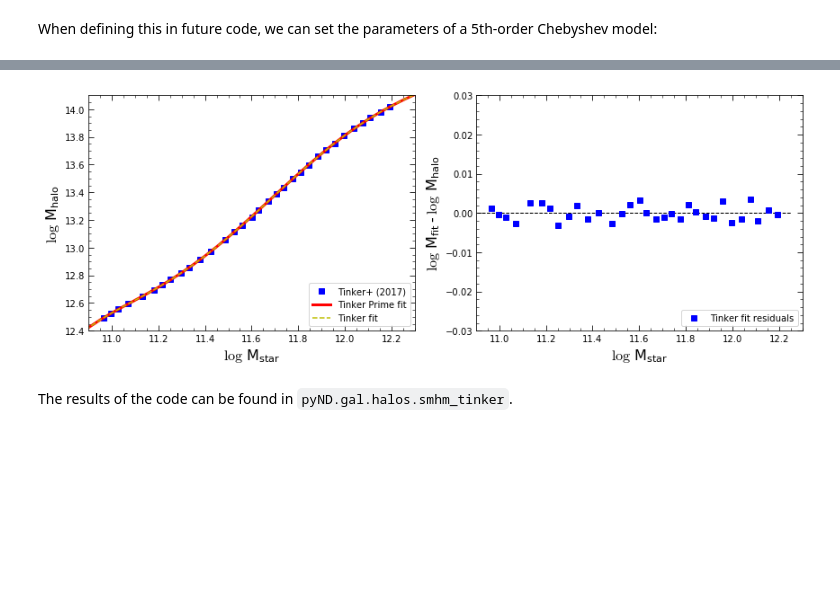
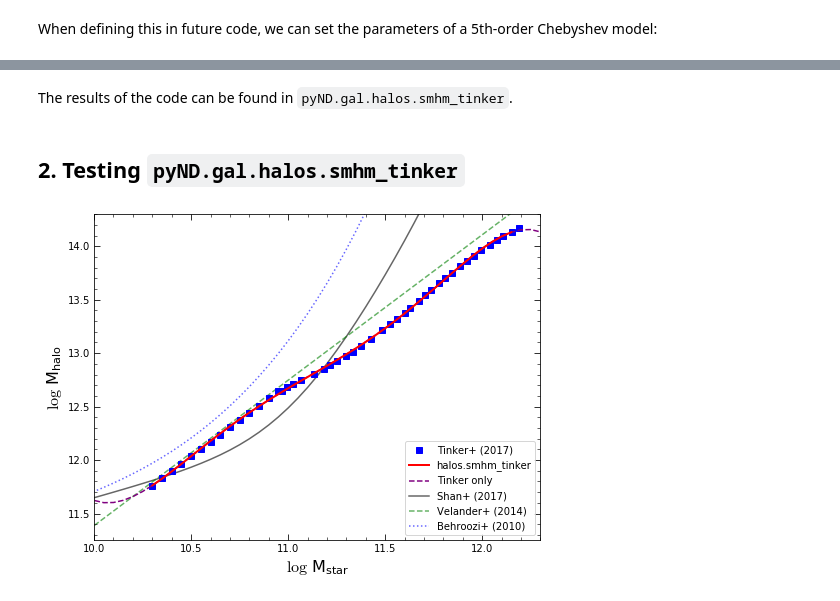
Before and after one commit to jchowk/pyND, a Jupyter notebook: gal/Notebooks/SMHM_Tinker2017_fits.ipynb, the cells around one changed output, grey strips where cells are left out. Cells and saved outputs as stored; diff of their text form; code cells hidden in the pictures; blank space fills up the shorter version.

```diff
--- a/gal/Notebooks/SMHM_Tinker2017_fits.ipynb
+++ b/gal/Notebooks/SMHM_Tinker2017_fits.ipynb
@@ -112,7 +134,7 @@ array([  1.32346104e+01,   7.91871210e-01,   3.15295503e-02,
 # %% [markdown]
 When defining this in future code, we can set the parameters of a 5th-order Chebyshev model:
 # %%
-smhm_fit = models.Chebyshev1D(5, c0=13.23461038377845, c1=0.7918712099427608,
-                              c2=0.0315295503158018, c3=-0.036100816161890176,
-                              c4=-0.01007726117299734, c5=0.004770102585828059,
-                             domain=[10.96636,12.19191])
+smhm_fit = models.Chebyshev1D(5, c0=12.81806600627276, c1=1.2018634412571902,
+                              c2=0.013199452285390979, c3=0.01775015568831073,
+                              c4=-0.029254096888480078, c5=-0.025509308396318747,
+                             domain=[10.3, 12.19191])
@@ -121,23 +141,28 @@ To test the new fits, let's replot the data from above:
-# %%
-plt.figure(figsize=(12,4.5));
-plt.subplot(121);
-plt.plot(mstar,mhalo,'bs',label='Tinker+ (2017)');
-plt.plot(shan_mstar,smhm_fit(shan_mstar),'-',color='red',label='Tinker Prime fit',linewidth=3);
-plt.plot(shan_mstar,cheb_fit(shan_mstar),'--',color='y',label='Tinker fit');
-plt.xlabel(r'$\log \ M_{star}$',fontsize=16);
-plt.ylabel(r'$\log \ M_{halo}$',fontsize=16);
-plt.xlim(10.9,12.3) ; plt.ylim(12.4,14.1);
-plt.legend(loc='lower right');
-
-plt.subplot(122);
-plt.plot(mstar,smhm_fit(mstar)-mhalo,'bs',label='Tinker fit residuals');
-plotzero()
-plt.xlabel(r'$\log \ M_{star}$',fontsize=16);
-plt.ylabel(r'$\log \ M_{fit} - \log \ M_{halo}$',fontsize=16);
-plt.xlim(10.9,12.3) ; plt.ylim(-0.03,0.03);
-plt.legend(loc='lower right');
-plt.tight_layout();
-# %% [output]
-[figure, removed]
 # %% [markdown]
 The results of the code can be found in `pyND.gal.halos.smhm_tinker`.
+# %% [markdown]
+## 2. Testing `pyND.gal.halos.smhm_tinker`
+# %%
+from pyND.gal import halos
+
+reload(halos);
+tinker_mhalo = halos.smhm_tinker(shan_mstar,0.5);
+# %%
+#Behroozi+ (2010)
+from pyND.gal.halos import smhm_behroozi
+b10_mhalo = smhm_behroozi(shan_mstar,0.5)
+# %%
+plt.figure(figsize=(8,6));
+plt.plot(mstar,mhalo-hshift,'bs',label='Tinker+ (2017)');
+plt.plot(shan_mstar,tinker_mhalo,'-r',label='halos.smhm_tinker',linewidth=2,zorder=6);
+plt.plot(shan_mstar,smhm_fit(shan_mstar)-hshift,'--',color='purple',label='Tinker only');
+plt.plot(shan_mstar,shan_mhalo-hshift,'-k',zorder=0,alpha=0.6,label='Shan+ (2017)');
+plt.plot(shan_mstar,velander_mhalo-hshift,'--g',zorder=0,alpha=0.6,label='Velander+ (2014)');
+plt.plot(shan_mstar,b10_mhalo,':b',zorder=0,alpha=0.6,label='Behroozi+ (2010)');
+
+plt.xlabel(r'$\log \ M_{star}$',fontsize=16);
+plt.ylabel(r'$\log \ M_{halo}$',fontsize=16);
+plt.xlim(10.,12.3) ; plt.ylim(11.25,14.3);
+plt.legend(loc='lower right');
+# %% [output]
+[figure, added]
```
Also changed, not shown: parts of 16 cells of this notebook, 1 other file.
